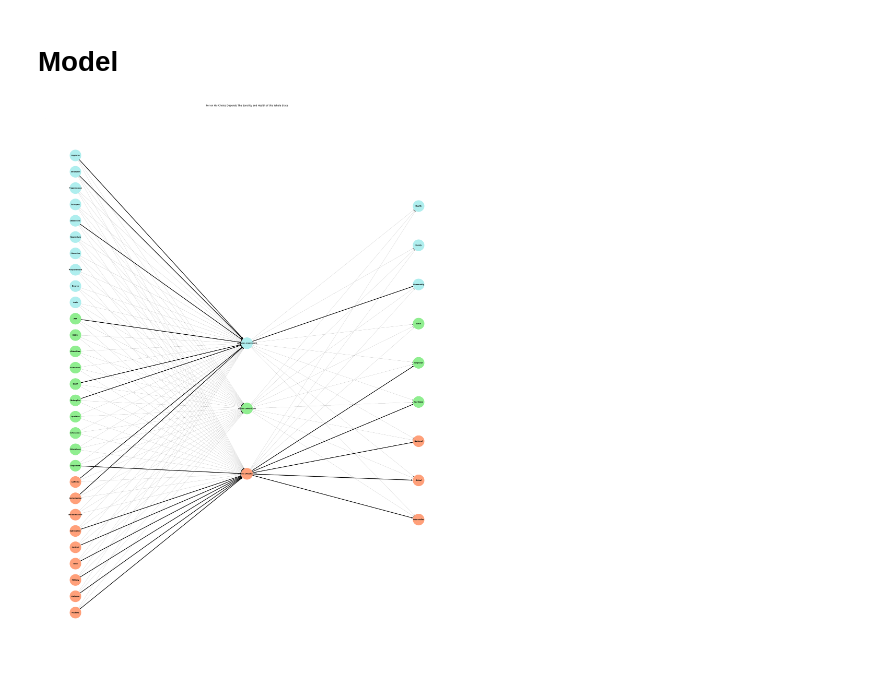
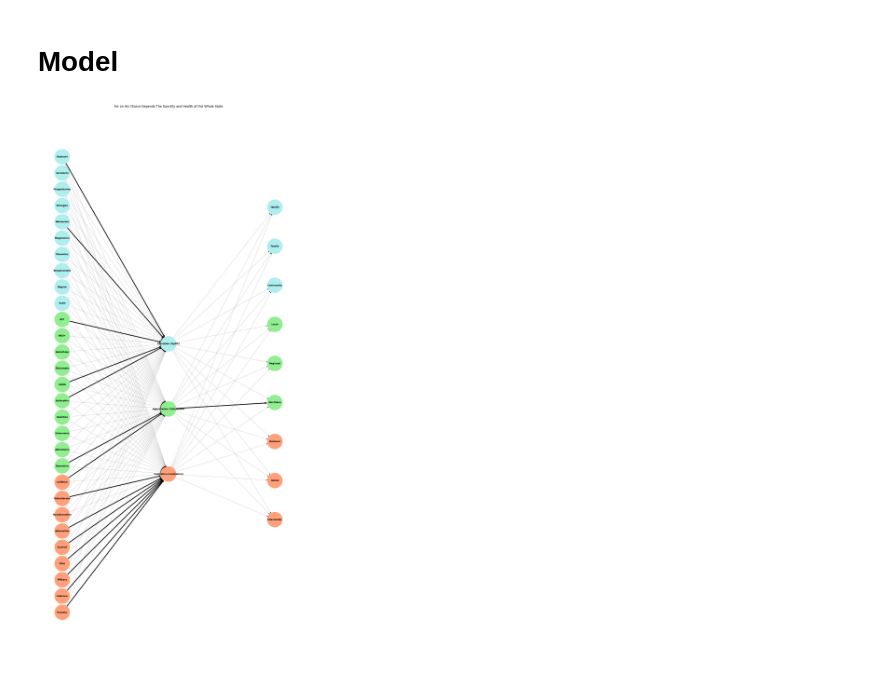
Before and after one commit to abikesa/networks, a Jupyter notebook: kitabo/ensi/_build/jupyter_execute/act2/part2.ipynb, the cells around one changed output. Cells and saved outputs as stored; diff of their text form; code cells hidden in the pictures.

```diff
--- a/kitabo/ensi/_build/jupyter_execute/act2/part2.ipynb
+++ b/kitabo/ensi/_build/jupyter_execute/act2/part2.ipynb
@@ -14,7 +14,7 @@ input_nodes_patient = [
 
 # Define hidden layer nodes as archetypal latent space with distinct archetypes
 hidden_layer_labels_patient = [
-    'Paradiso (Embodied)', 'Limbo (Tokenized)', 'Inferno (Weakness)'
+    'Elevation (Uplift)', 'Approbation (Validation)', 'Castration (Limitation)'
 ]
 
 # Define output nodes for linear social validation hierarchy
@@ -30,29 +30,27 @@ G_patient.add_nodes_from(input_nodes_patient, layer='input')
 G_patient.add_nodes_from(hidden_layer_labels_patient, layer='hidden')
 G_patient.add_nodes_from(output_nodes_patient, layer='output')
 
-# Key narrative pathways to capture White Russian dynamics
+# Define key narrative pathways (thickened edges)
 thick_edges_patient = [
-    ('GABA', 'Paradiso (Embodied)'),
-    ('Adenosine', 'Paradiso (Embodied)'),
-    ('Caffeine', 'Paradiso (Embodied)'),
-    ('Testosterone', 'Paradiso (Embodied)'),
-    ('Oxytocin', 'Paradiso (Embodied)'),
-    ('Serotonin', 'Paradiso (Embodied)'),
-    ('Endorphin', 'Paradiso (Embodied)'),
-    ('ATP', 'Paradiso (Embodied)'),
-    ('Paradiso (Embodied)', 'Community'),
-    ('Dopamine', 'Inferno (Weakness)'),
-    ('Cortisol', 'Inferno (Weakness)'),
-    ('Adrenaline', 'Inferno (Weakness)'),
-    ('Time', 'Inferno (Weakness)'),
-    ('Military', 'Inferno (Weakness)'),
-    ('Cadence', 'Inferno (Weakness)'),
-    ('Pockets', 'Inferno (Weakness)'),
-    ('Inferno (Weakness)', 'Regional'),
-    ('Inferno (Weakness)', 'NexToken'),
-    ('Inferno (Weakness)', 'National'),
-    ('Inferno (Weakness)', 'Global'),
-    ('Inferno (Weakness)', 'Interstellar')
+    # Pathways emphasizing Elevation (Uplift)
+    ('GABA', 'Elevation (Uplift)'),  # Alcohol acting on GABA: relaxation, inhibition
+    ('Adenosine', 'Elevation (Uplift)'),  # Caffeine modulation of adenosine: alertness
+    ('Oxytocin', 'Elevation (Uplift)'),  # Social bonding, closeness
+    ('Endorphin', 'Elevation (Uplift)'),  # Shared humor and pleasure
+    ('ATP', 'Elevation (Uplift)'),  # Cream as an energy source
+
+    # Pathways emphasizing Approbation (Validation)
+    ('Dopamine', 'Approbation (Validation)'),  # Dopamine's role in reward-seeking and tokenization
+    ('Caffeine', 'Approbation (Validation)'),  ('Approbation (Validation)', 'NexToken'),  # Drive for focus and achievement
+
+    # Pathways emphasizing Castration (Limitation)
+    ('Testosterone', 'Castration (Limitation)'),  # Symbolic castration as masculinity diminished or questioned
+    ('Cortisol', 'Castration (Limitation)'),  # Stress response undercutting resilience
+    ('Adrenaline', 'Castration (Limitation)'),  # Fight-or-flight as undermining composure
+    ('Time', 'Castration (Limitation)'),  # Limited temporal resources
+    ('Military', 'Castration (Limitation)'),  # Rigid hierarchies suppressing individuality
+    ('Cadence', 'Castration (Limitation)'),  # Enforced rhythm restricting freedom
+    ('Pockets', 'Castration (Limitation)')  # Symbolic lack of resources or containment
 ]
 
 # Connect all input nodes to hidden layer archetypes
@@ -60,7 +58,7 @@ for input_node in input_nodes_patient:
     for hidden_node in hidden_layer_labels_patient:
         G_patient.add_edge(input_node, hidden_node)
 
-# Connect hidden layer archetypes to output nodes with regular connections
+# Connect hidden layer archetypes to output nodes
 for hidden_node in hidden_layer_labels_patient:
     for output_node in output_nodes_patient:
         G_patient.add_edge(hidden_node, output_node)
@@ -72,32 +70,32 @@ for i, node in enumerate(input_nodes_patient):
 
 for i, node in enumerate(output_nodes_patient):
     pos_patient[node] = ((i + 1.5) * 0.6, 2)  # Output nodes at the top
 
 for i, node in enumerate(hidden_layer_labels_patient):
     pos_patient[node] = ((i + 3) * 1, 1)  # Hidden nodes in the middle layer
 
 # Define color scheme for nodes based on archetypes and White Russian dynamics
 node_colors_patient = [
     'paleturquoise' if node in input_nodes_patient[:10] + hidden_layer_labels_patient[:1] + output_nodes_patient[:3] else
     'lightgreen' if node in input_nodes_patient[10:20] + hidden_layer_labels_patient[1:2] + output_nodes_patient[3:6] else
     'lightsalmon' if node in input_nodes_patient[20:] + hidden_layer_labels_patient[2:] + output_nodes_patient[6:] else
     'lightgray'
     for node in G_patient.nodes()
 ]
 
 # Set edge widths with thickened lines for key narrative pathways
 edge_widths_patient = [3 if edge in thick_edges_patient else 0.2 for edge in G_patient.edges()]
 
 # Draw graph with rotated positions, thicker narrative edges, and archetypal colors
-plt.figure(figsize=(30, 40))
+plt.figure(figsize=(14, 30))
 pos_rotated = {node: (y, -x) for node, (x, y) in pos_patient.items()}
 
 nx.draw(G_patient, pos_rotated, with_labels=True, node_size=3500, node_color=node_colors_patient,
         font_size=9, font_weight='bold', arrows=True, width=edge_widths_patient)
 
 # Add title and remove axes for clean visualization
 plt.title("For on His Choice Depends The Sanctity and Health of this Whole State")
 plt.axis('off')
 plt.show()
 # %% [output]
-[figure, old version]
+[figure, new version]
```
Also changed, not shown: parts of 1 cell of this notebook, 19 other files.
